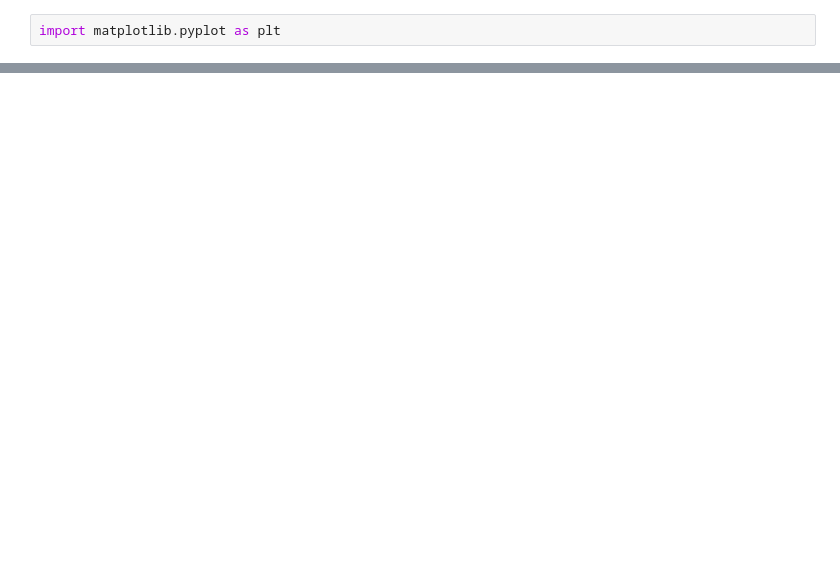
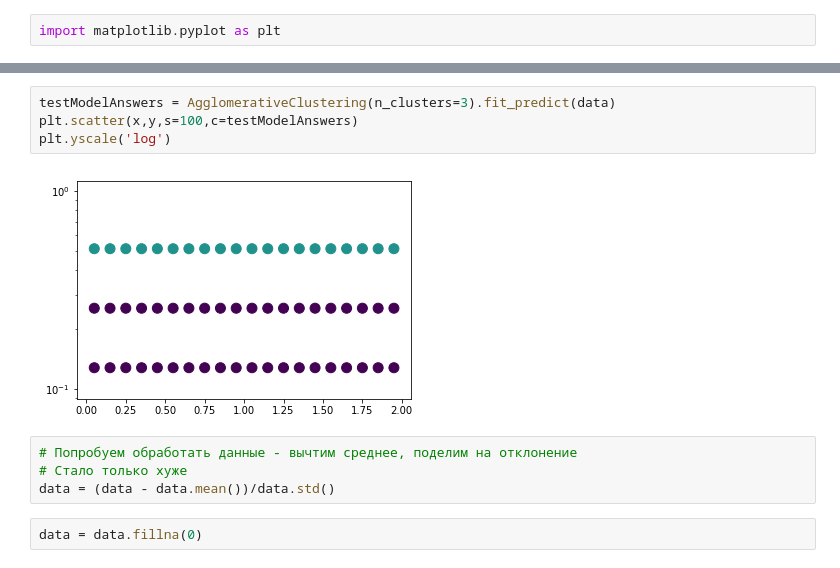
Before and after one commit to AlexVTimofeev/phaseTransitionML, a Jupyter notebook: Clustering.ipynb, the cells around one changed output, grey strips where cells are left out. Drawn from its saved outputs; the diff is of its cells as text; blank space fills up the shorter version.

```diff
--- a/Clustering.ipynb
+++ b/Clustering.ipynb
@@ -36,0 +64,12 @@ plt.scatter(x,y,s=100,c=kmeans)
+# %%
+testModelAnswers = AgglomerativeClustering(n_clusters=3).fit_predict(data)
+plt.scatter(x,y,s=100,c=testModelAnswers)
+plt.yscale('log')
+# %% [output]
+[figure, added]
+# %%
+# Попробуем обработать данные - вычтим среднее, поделим на отклонение
+# Стало только хуже
+data = (data - data.mean())/data.std()
+# %%
+data = data.fillna(0)
```
Also changed, not shown: parts of 9 cells of this notebook.
